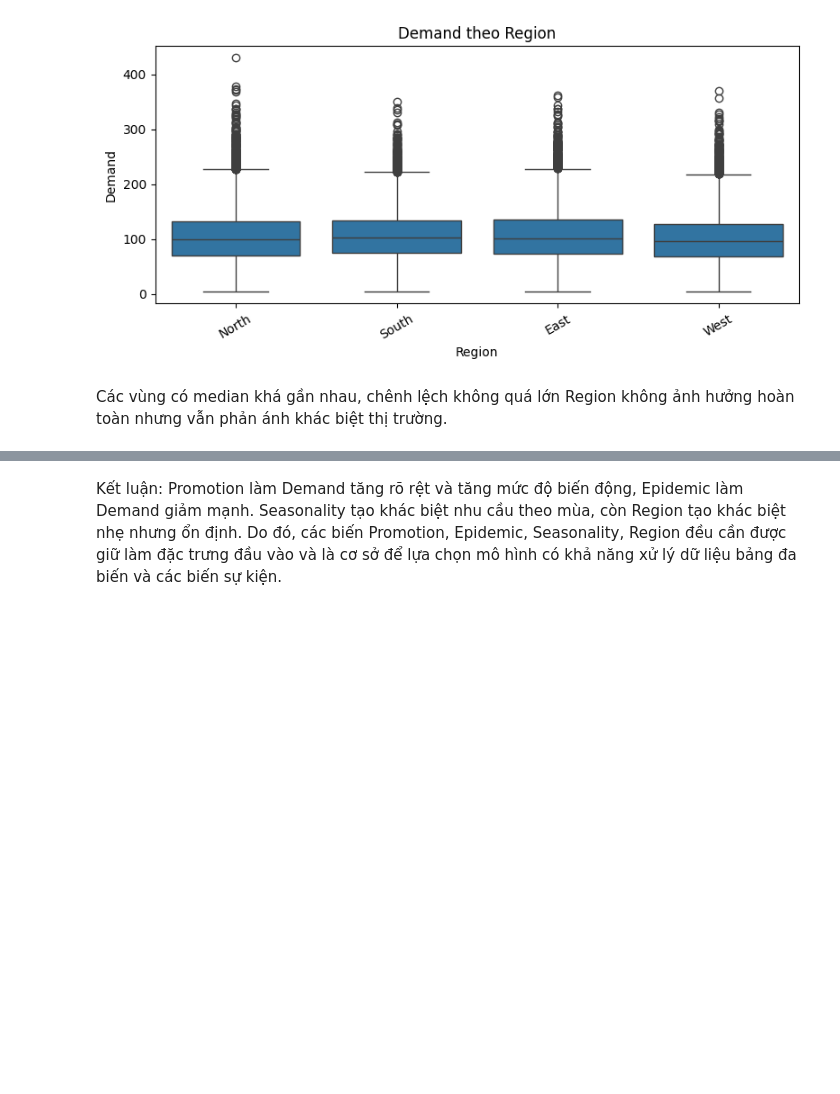
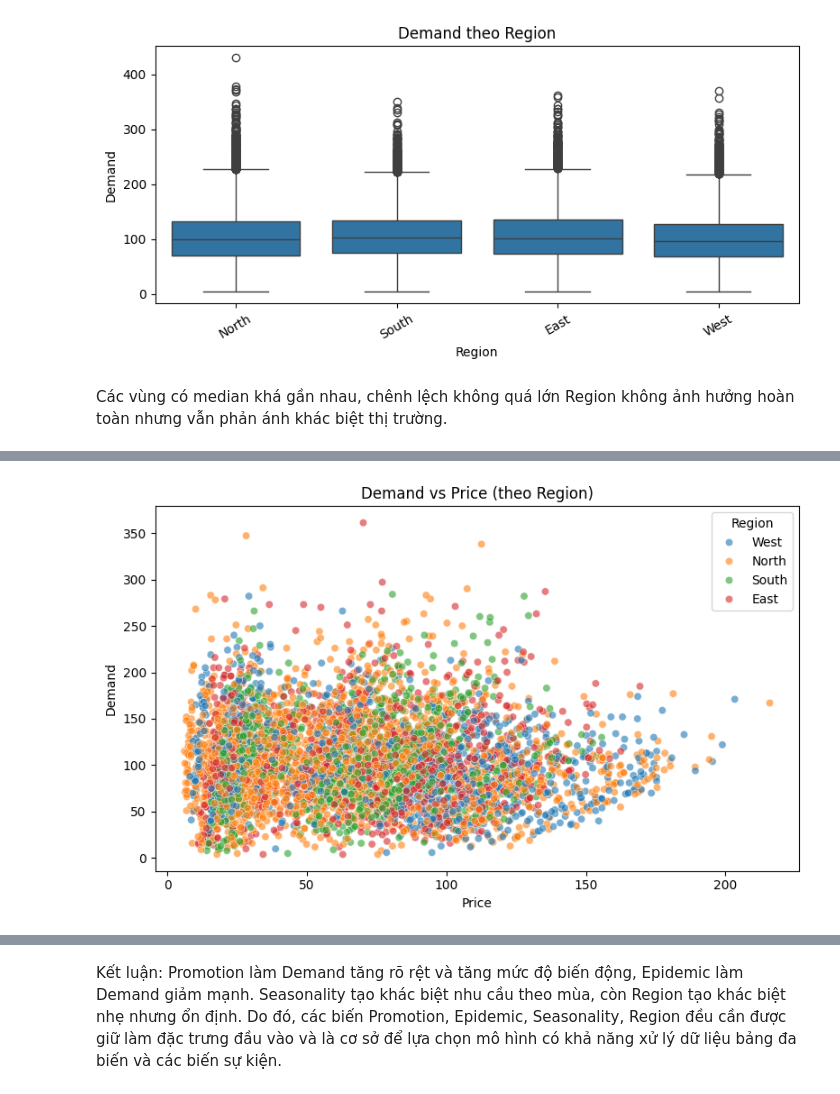
Before and after one commit to kly1906/12423030_MLproject, a Jupyter notebook: app/inventory.ipynb, the cells around one changed output, grey strips where cells are left out. Drawn from its saved outputs; the diff is of its cells as text; code cells hidden in the pictures; blank space fills up the shorter version.

```diff
--- a/app/inventory.ipynb
+++ b/app/inventory.ipynb
@@ -309,0 +355,12 @@ Region không ảnh hưởng hoàn toàn nhưng vẫn phản ánh khác biệt t
+# %%
+#  Demand vs Price, tô màu theo Region
+plt.figure(figsize=(8,5))
+sns.scatterplot(data=df.sample(min(len(df), 5000), random_state=42),
+                x=price_col, y="Demand", hue=region_col, alpha=0.6)
+plt.title("Demand vs Price (theo Region)")
+plt.xlabel("Price")
+plt.ylabel("Demand")
+plt.tight_layout()
+plt.show()
+# %% [output]
+[figure, added]
```
Also changed, not shown: parts of 17 cells of this notebook, 1 other file.
